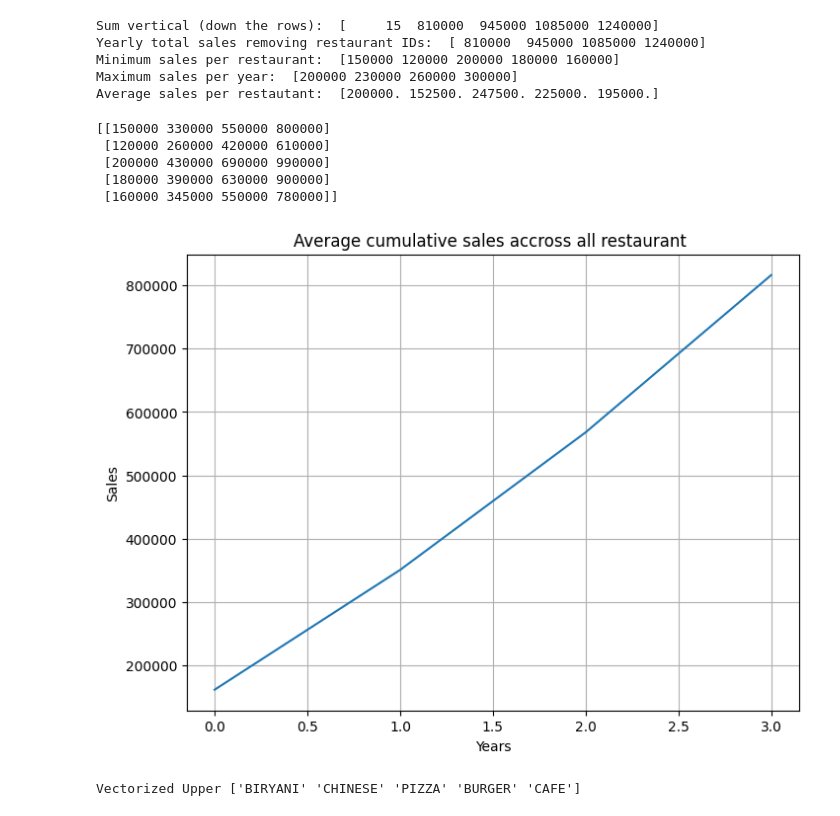
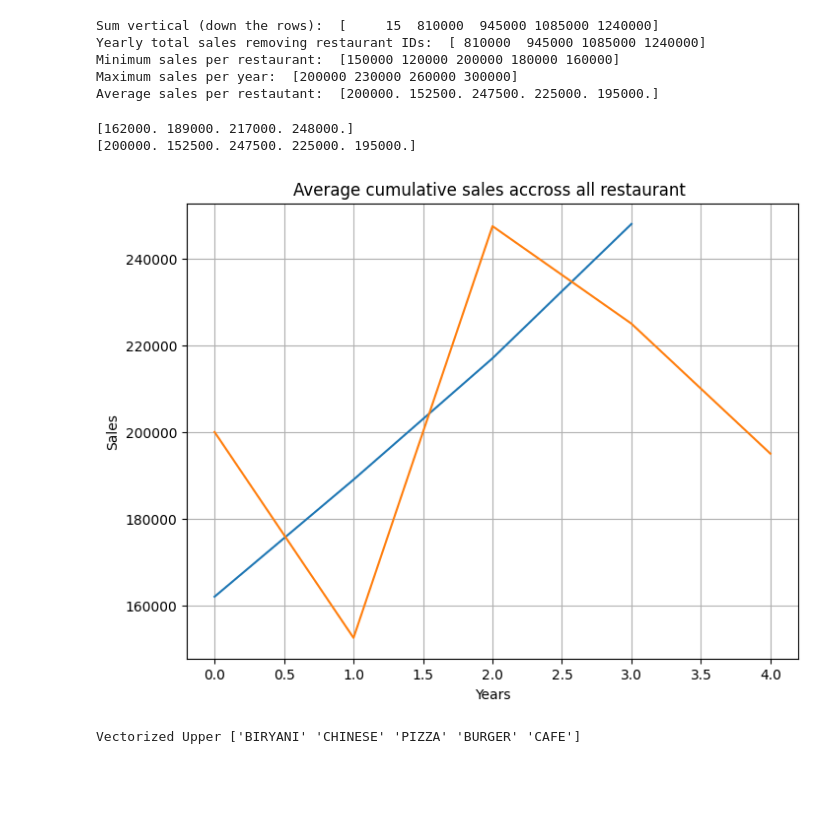
Before and after one commit to maddy819/PythonLibs, a Jupyter notebook: Numpy/app.ipynb, the cells around one changed output. Saved outputs shown, nothing was run; the diff lists cells and outputs as text; code cells hidden in the pictures; blank space fills up the shorter version.

```diff
--- a/Numpy/app.ipynb
+++ b/Numpy/app.ipynb
@@ -524,23 +524,22 @@ Average sales per restautant:  [200000. 152500. 247500. 225000. 195000.]
 # %%
 # Calculate cumulative sales and plot using Matplotlib
 # Calculating cumulative sales row wise per restaurant excluding restaurant IDs
 cumsum = np.cumsum(sales_data[:, 1:], axis=1)
-print(cumsum)
+print(np.mean(sales_data[:, 1:], axis=0))
+print(np.mean(sales_data[:, 1:], axis=1))
 
 plt.figure(figsize=(8, 6))
-plt.plot(np.mean(cumsum, axis=0))
+plt.plot(np.mean(sales_data[:, 1:], axis=0))
+plt.plot(np.mean(sales_data[:, 1:], axis=1))
 plt.title("Average cumulative sales accross all restaurant ")
 plt.xlabel("Years")
 plt.ylabel("Sales")
 plt.grid(True)
 plt.show()
 # %% [output]
-[[150000 330000 550000 800000]
- [120000 260000 420000 610000]
- [200000 430000 690000 990000]
- [180000 390000 630000 900000]
- [160000 345000 550000 780000]]
+[162000. 189000. 217000. 248000.]
+[200000. 152500. 247500. 225000. 195000.]
-[figure, old version]
+[figure, new version]
 # %%
 # Vectorized string operations
 # Can apply any string function element-wise using np.vectorize
```
